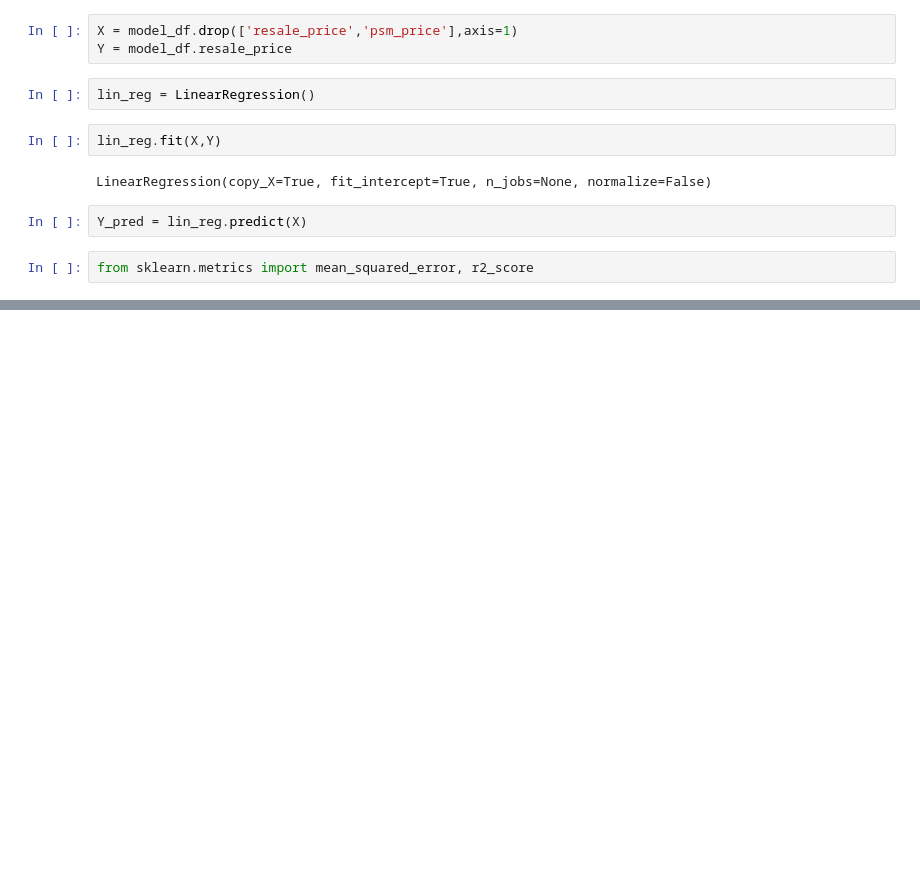
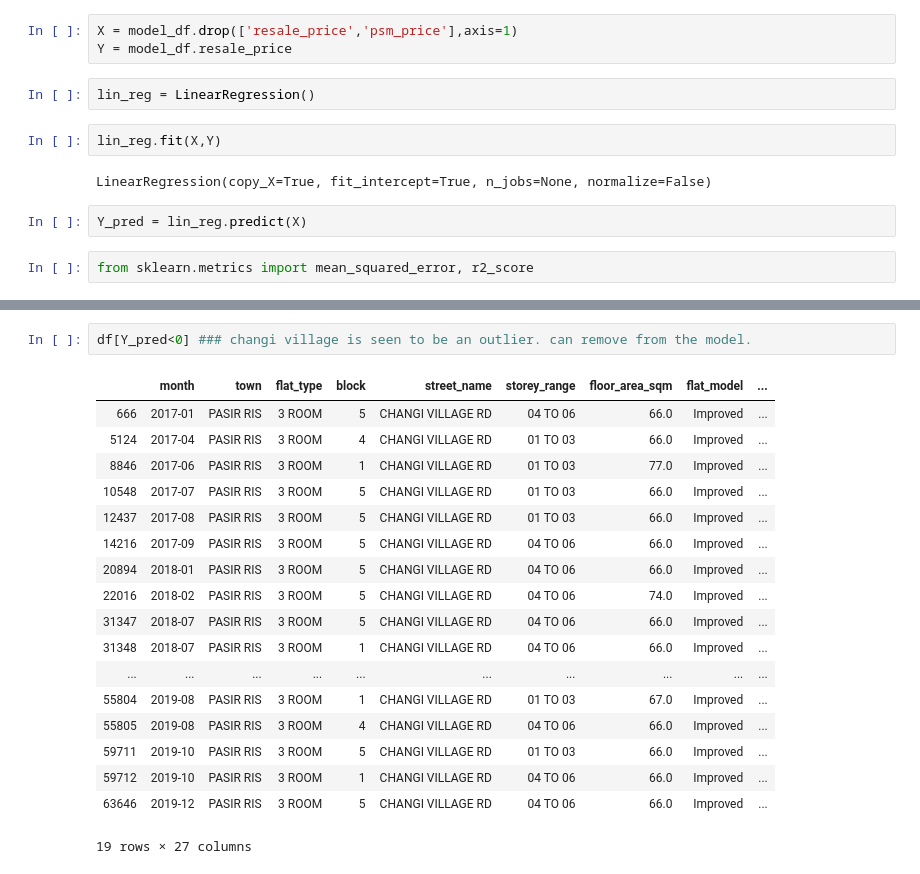
Before and after one commit to justinwyq/sg_property_prices, a Jupyter notebook: model/HDB Resale Price Analysis.ipynb, the cells around one changed output, grey strips where cells are left out. Drawn from its saved outputs; the diff is of its cells as text; blank space fills up the shorter version.

```diff
--- a/model/HDB Resale Price Analysis.ipynb
+++ b/model/HDB Resale Price Analysis.ipynb
@@ -835,0 +638,21 @@ sns.scatterplot(x='distance_to_station',y='psf_price',data=hdb_df[(hdb_df.area>2
+# %%
+df[Y_pred<0] ### changi village is seen to be an outlier. can remove from the model.
+# %% [output]
+|  | month | town | flat_type | block | street_name | storey_range | floor_area_sqm | flat_model | ... |
+| 666 | 2017-01 | PASIR RIS | 3 ROOM | 5 | CHANGI VILLAGE RD | 04 TO 06 | 66.0 | Improved | ... |
+| 5124 | 2017-04 | PASIR RIS | 3 ROOM | 4 | CHANGI VILLAGE RD | 01 TO 03 | 66.0 | Improved | ... |
+| 8846 | 2017-06 | PASIR RIS | 3 ROOM | 1 | CHANGI VILLAGE RD | 01 TO 03 | 77.0 | Improved | ... |
+| 10548 | 2017-07 | PASIR RIS | 3 ROOM | 5 | CHANGI VILLAGE RD | 01 TO 03 | 66.0 | Improved | ... |
+| 12437 | 2017-08 | PASIR RIS | 3 ROOM | 5 | CHANGI VILLAGE RD | 01 TO 03 | 66.0 | Improved | ... |
+| 14216 | 2017-09 | PASIR RIS | 3 ROOM | 5 | CHANGI VILLAGE RD | 04 TO 06 | 66.0 | Improved | ... |
+| 20894 | 2018-01 | PASIR RIS | 3 ROOM | 5 | CHANGI VILLAGE RD | 04 TO 06 | 66.0 | Improved | ... |
+| 22016 | 2018-02 | PASIR RIS | 3 ROOM | 5 | CHANGI VILLAGE RD | 04 TO 06 | 74.0 | Improved | ... |
+| 31347 | 2018-07 | PASIR RIS | 3 ROOM | 5 | CHANGI VILLAGE RD | 04 TO 06 | 66.0 | Improved | ... |
+| 31348 | 2018-07 | PASIR RIS | 3 ROOM | 1 | CHANGI VILLAGE RD | 04 TO 06 | 66.0 | Improved | ... |
+| ... | ... | ... | ... | ... | ... | ... | ... | ... | ... |
+| 55804 | 2019-08 | PASIR RIS | 3 ROOM | 1 | CHANGI VILLAGE RD | 01 TO 03 | 67.0 | Improved | ... |
+| 55805 | 2019-08 | PASIR RIS | 3 ROOM | 4 | CHANGI VILLAGE RD | 04 TO 06 | 66.0 | Improved | ... |
+| 59711 | 2019-10 | PASIR RIS | 3 ROOM | 5 | CHANGI VILLAGE RD | 01 TO 03 | 66.0 | Improved | ... |
+| 59712 | 2019-10 | PASIR RIS | 3 ROOM | 1 | CHANGI VILLAGE RD | 04 TO 06 | 66.0 | Improved | ... |
+| 63646 | 2019-12 | PASIR RIS | 3 ROOM | 5 | CHANGI VILLAGE RD | 04 TO 06 | 66.0 | Improved | ... |
+19 rows × 27 columns
```
Also changed, not shown: parts of 66 cells of this notebook, 3 other files.
